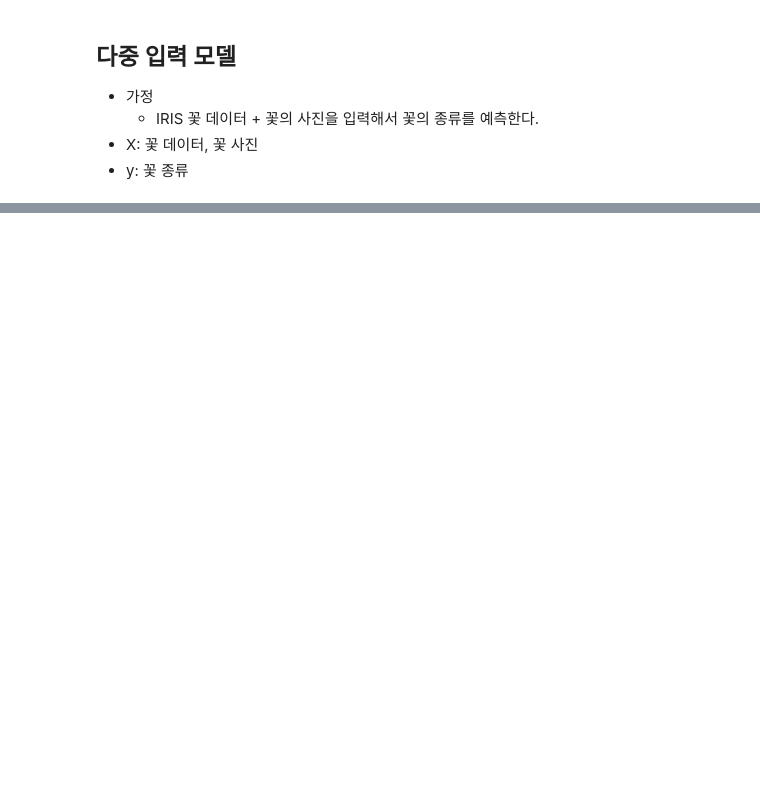
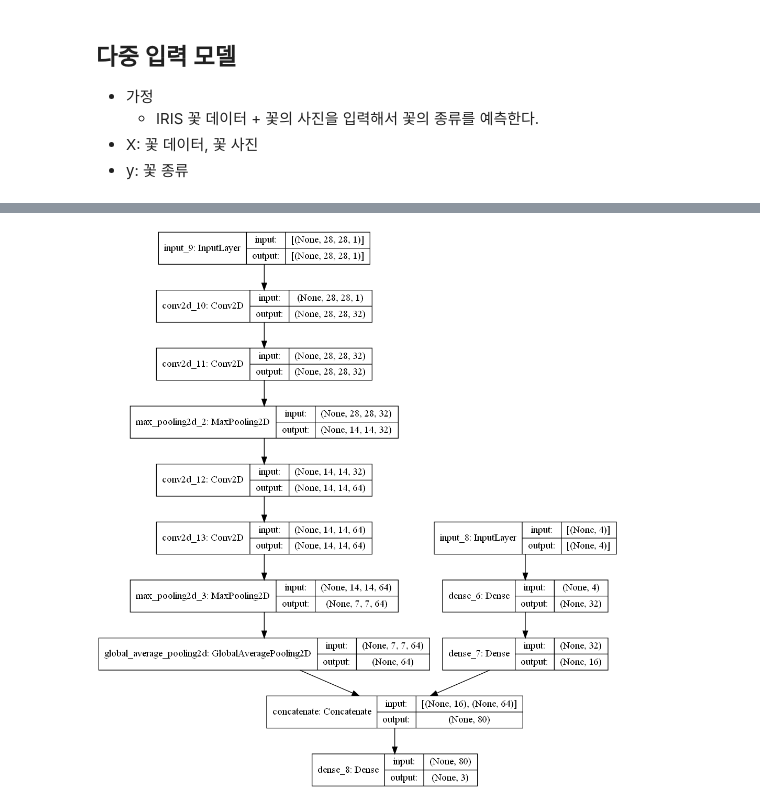
Before and after one commit to purple-cabbage0030/class_review, a Jupyter notebook: 13.deepLearning/10_Functional API.ipynb, the cells around one changed output, grey strips where cells are left out. Saved outputs shown, nothing was run; the diff lists cells and outputs as text; code cells hidden in the pictures; blank space fills up the shorter version.

```diff
--- a/13.deepLearning/10_Functional API.ipynb
+++ b/13.deepLearning/10_Functional API.ipynb
@@ -124,0 +364,5 @@ _________________________________________________________________
+# %%
+# iris 사진 대신 mnist 사진을 사용 - 6만개중 150개만 추출
+(X_train, _), (_, _) = keras.datasets.mnist.load_data()
+X_img = X_train[:150]
+X_train.shape, X_img.shape
@@ -124,0 +371,23 @@ _________________________________________________________________
+# %%
+# input을 2개 받는 모델 구현
+iris_info_tensor = layers.Input(shape=(4,)) #꽃정보 input
+x1 = layers.Dense(units=32, activation='relu')(iris_info_tensor)
+x1 = layers.Dense(units=16, activation='relu')(x1)
+
+iris_img_tensor = layers.Input(shape=(28, 28, 1))
+
+x2 = layers.Conv2D(filters=32, kernel_size=3, padding='same',  activation='relu')(iris_img_tensor)
+x2 = layers.Conv2D(filters=32, kernel_size=3, padding='same',  activation='relu')(x2)
+x2 = layers.MaxPooling2D(padding='same')(x2)
+
+x3 = layers.Conv2D(filters=64, kernel_size=3, padding='same', activation='relu')(x2)
+x3 = layers.Conv2D(filters=64, kernel_size=3, padding='same', activation='relu')(x3)
+x3 = layers.MaxPooling2D(padding='same')(x3)
+x3 = layers.GlobalAveragePooling2D()(x3)
+
+# x1, x3를 합치기. - info, img 두개 정보를 합치는 것.
+x4 = layers.concatenate([x1, x3])
+
+output_tensor = layers.Dense(units=3, activation='softmax')(x4)
+
+model = models.Model([iris_info_tensor, iris_img_tensor] , output_tensor)
@@ -124,0 +414,4 @@ _________________________________________________________________
+# %%
+keras.utils.plot_model(model, show_shapes=True)
+# %% [output]
+[figure, added]
```
Also changed, not shown: parts of 24 cells of this notebook.
